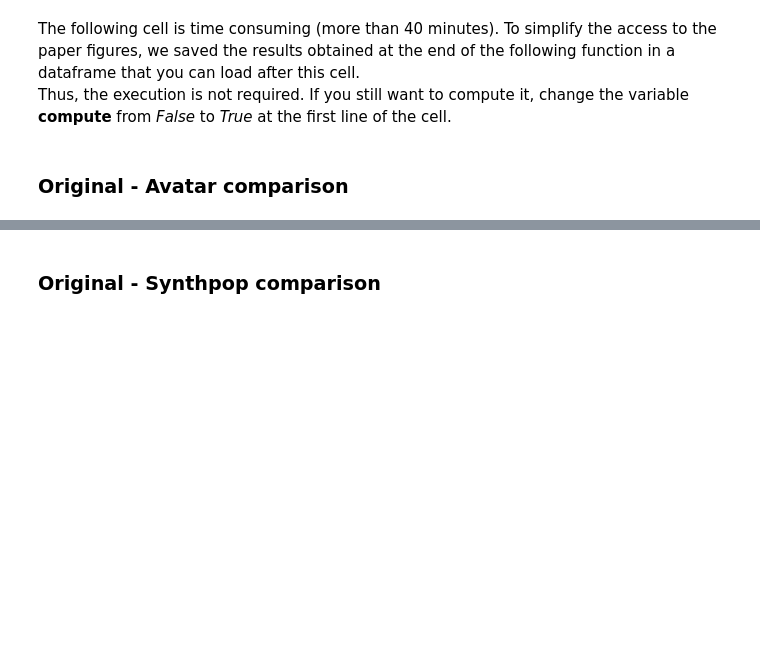
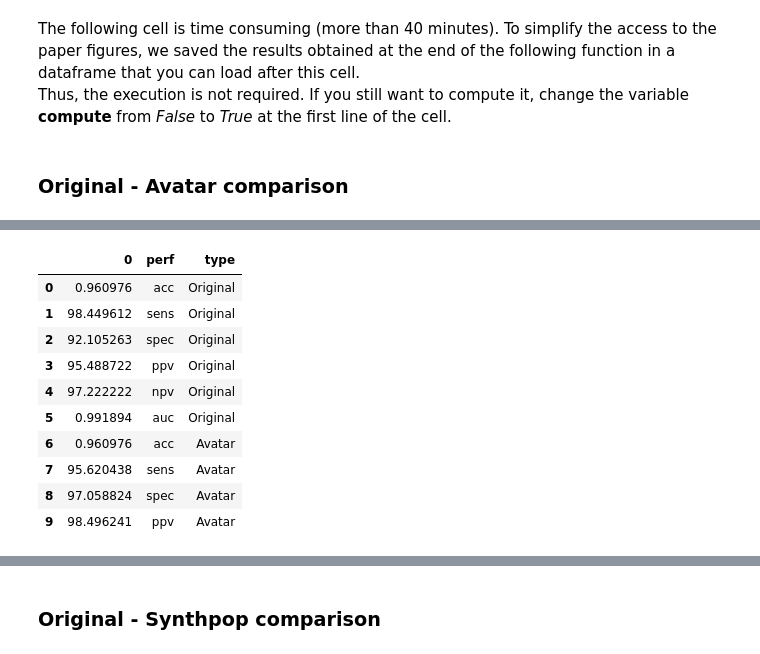
Before and after one commit to octopize/avatar-paper, a Jupyter notebook: notebooks/1.1.WBCD_SVM_model_python.ipynb, the cells around one changed output, grey strips where cells are left out. Drawn from its saved outputs; the diff is of its cells as text; code cells hidden in the pictures; blank space fills up the shorter version.

```diff
--- a/notebooks/1.1.WBCD_SVM_model_python.ipynb
+++ b/notebooks/1.1.WBCD_SVM_model_python.ipynb
@@ -289,5 +451,5 @@ if compute:
 # %%
-if compute == False:
+if not compute:
     # load results
     df_scores_70 = pd.read_csv("../datasets/results_df/WBCD_f-score_variousSplit.csv")
     df_res_70 = pd.read_csv("../datasets/results_df/WBCD_perf_variousSplit.csv")
@@ -306,3 +468,17 @@ if compute == False:
     df_scores_70.type = df_scores_70.type.replace(
         "Avatar", "Avatar (AUC = " + str(round(np.mean(auc_avatar) * 100, 2)) + ")"
     )  # \u00B1 " + str(round(np.std(auc_avatar), 3)) + ")")
+# %%
+df_res_70.head(10)
+# %% [output]
+|  | 0 | perf | type |
+| 0 | 0.960976 | acc | Original |
+| 1 | 98.449612 | sens | Original |
+| 2 | 92.105263 | spec | Original |
+| 3 | 95.488722 | ppv | Original |
+| 4 | 97.222222 | npv | Original |
+| 5 | 0.991894 | auc | Original |
+| 6 | 0.960976 | acc | Avatar |
+| 7 | 95.620438 | sens | Avatar |
+| 8 | 97.058824 | spec | Avatar |
+| 9 | 98.496241 | ppv | Avatar |
```
Also changed, not shown: parts of 7 cells of this notebook, 1 other file.
